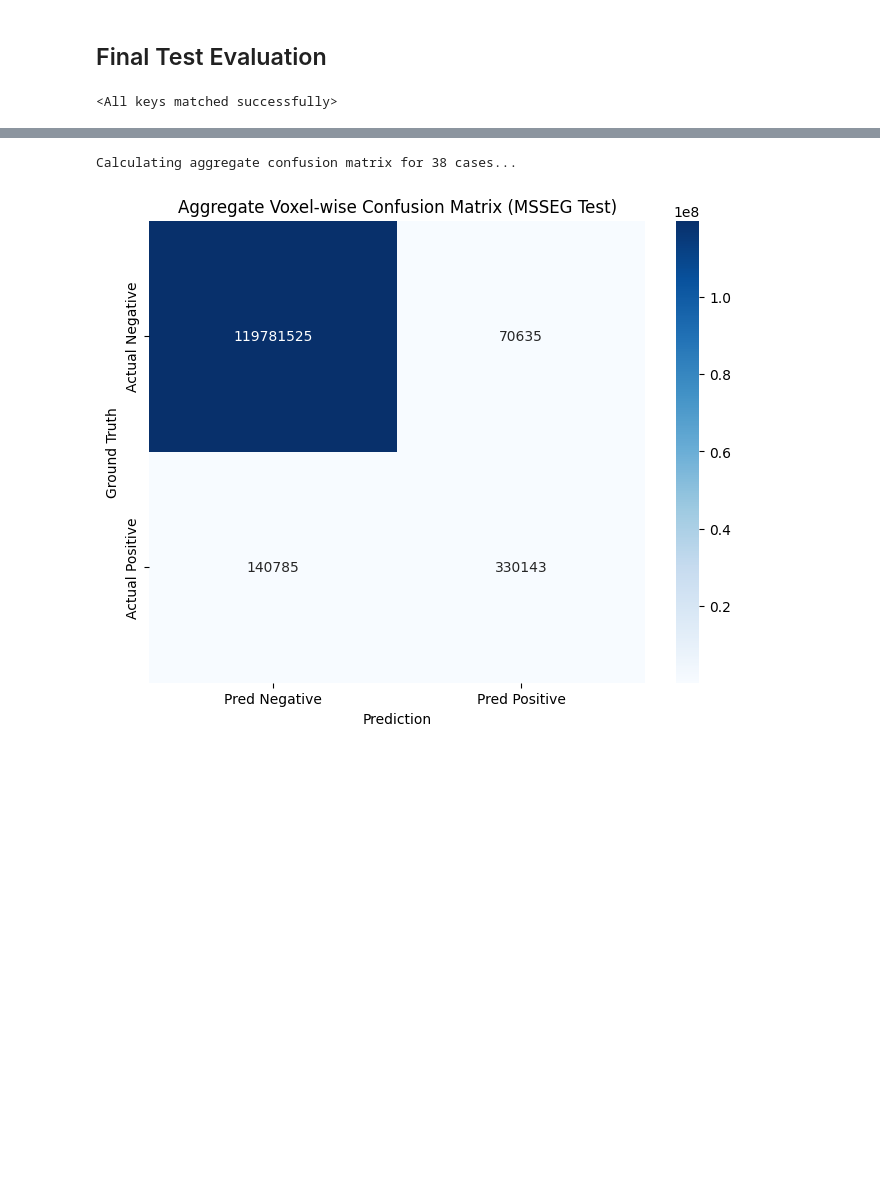
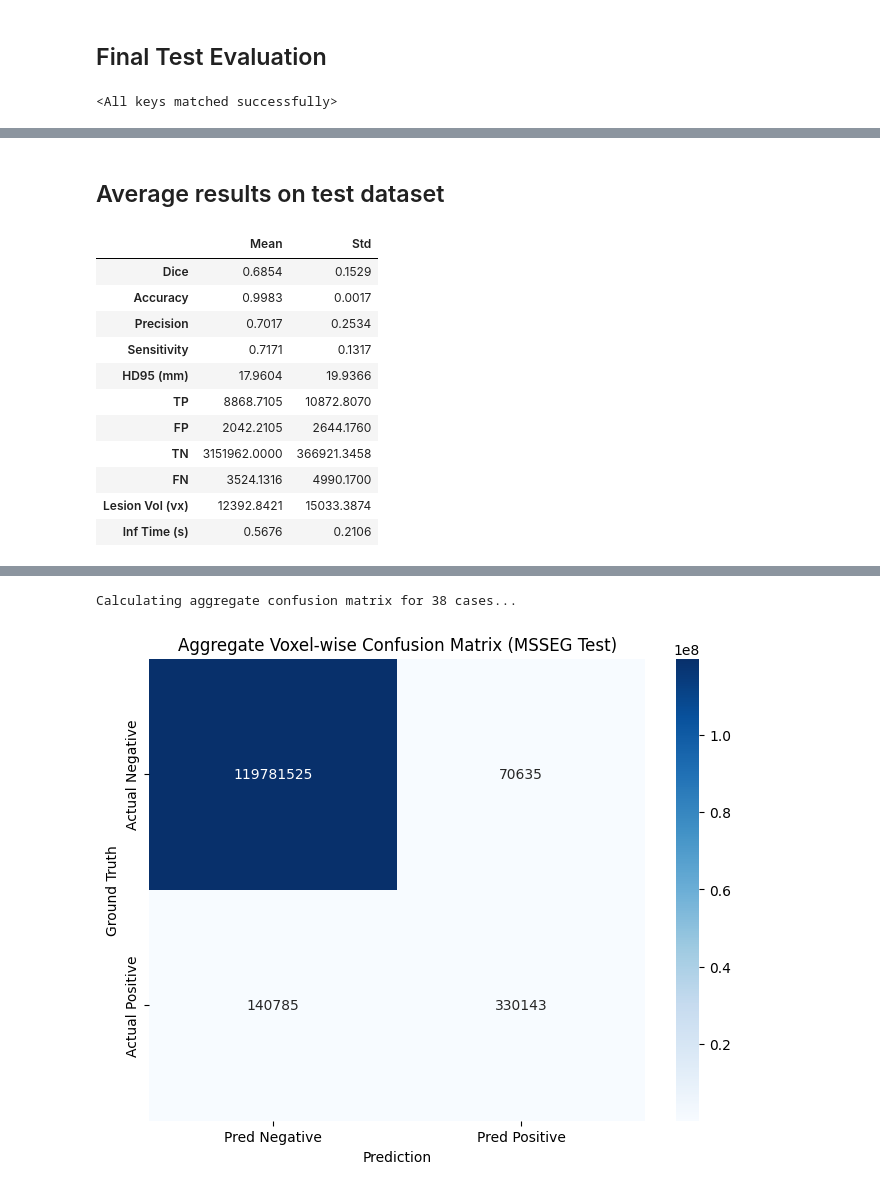
Before and after one commit to aligreo/TriEncoder-Unet-Project, a Jupyter notebook: msseg_preprocessing_archeticture_final_experiment.ipynb, the cells around one changed output, grey strips where cells are left out. Saved outputs shown, nothing was run; the diff lists cells and outputs as text; code cells hidden in the pictures; blank space fills up the shorter version.

```diff
--- a/msseg_preprocessing_archeticture_final_experiment.ipynb
+++ b/msseg_preprocessing_archeticture_final_experiment.ipynb
@@ -768,0 +820,20 @@ HD95:        17.9605 mm
+# %% [markdown]
+## Average results on test dataset
+# %%
+# Update column names to English
+pd.set_option('display.float_format', lambda x: '%.4f' % x)
+summary_stats.columns = ['Mean', 'Std']
+display(summary_stats)
+# %% [output]
+|  | Mean | Std |
+| Dice | 0.6854 | 0.1529 |
+| Accuracy | 0.9983 | 0.0017 |
+| Precision | 0.7017 | 0.2534 |
+| Sensitivity | 0.7171 | 0.1317 |
+| HD95 (mm) | 17.9604 | 19.9366 |
+| TP | 8868.7105 | 10872.8070 |
+| FP | 2042.2105 | 2644.1760 |
+| TN | 3151962.0000 | 366921.3458 |
+| FN | 3524.1316 | 4990.1700 |
+| Lesion Vol (vx) | 12392.8421 | 15033.3874 |
+| Inf Time (s) | 0.5676 | 0.2106 |
```
Also changed, not shown: parts of 12 cells of this notebook.
